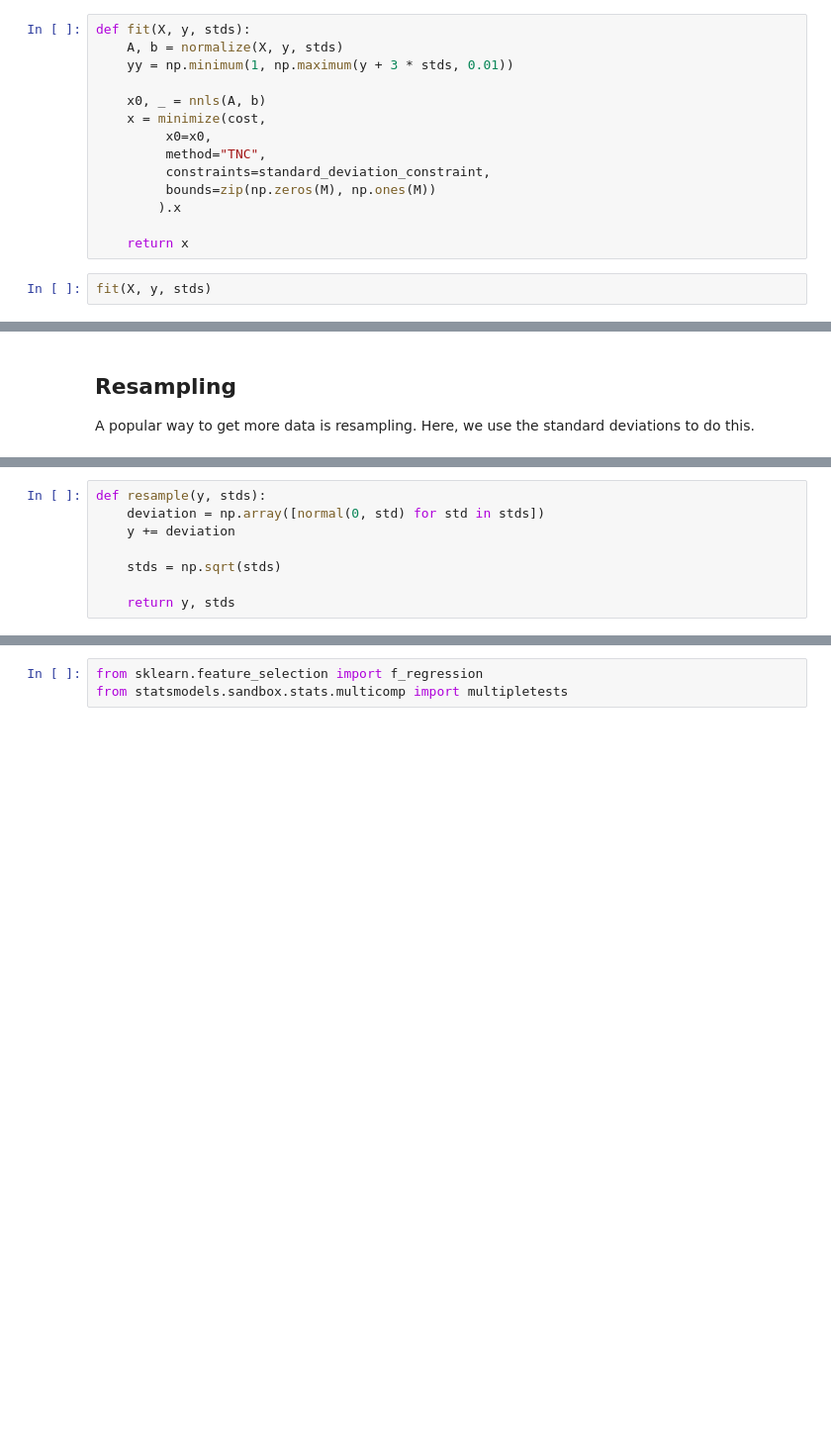
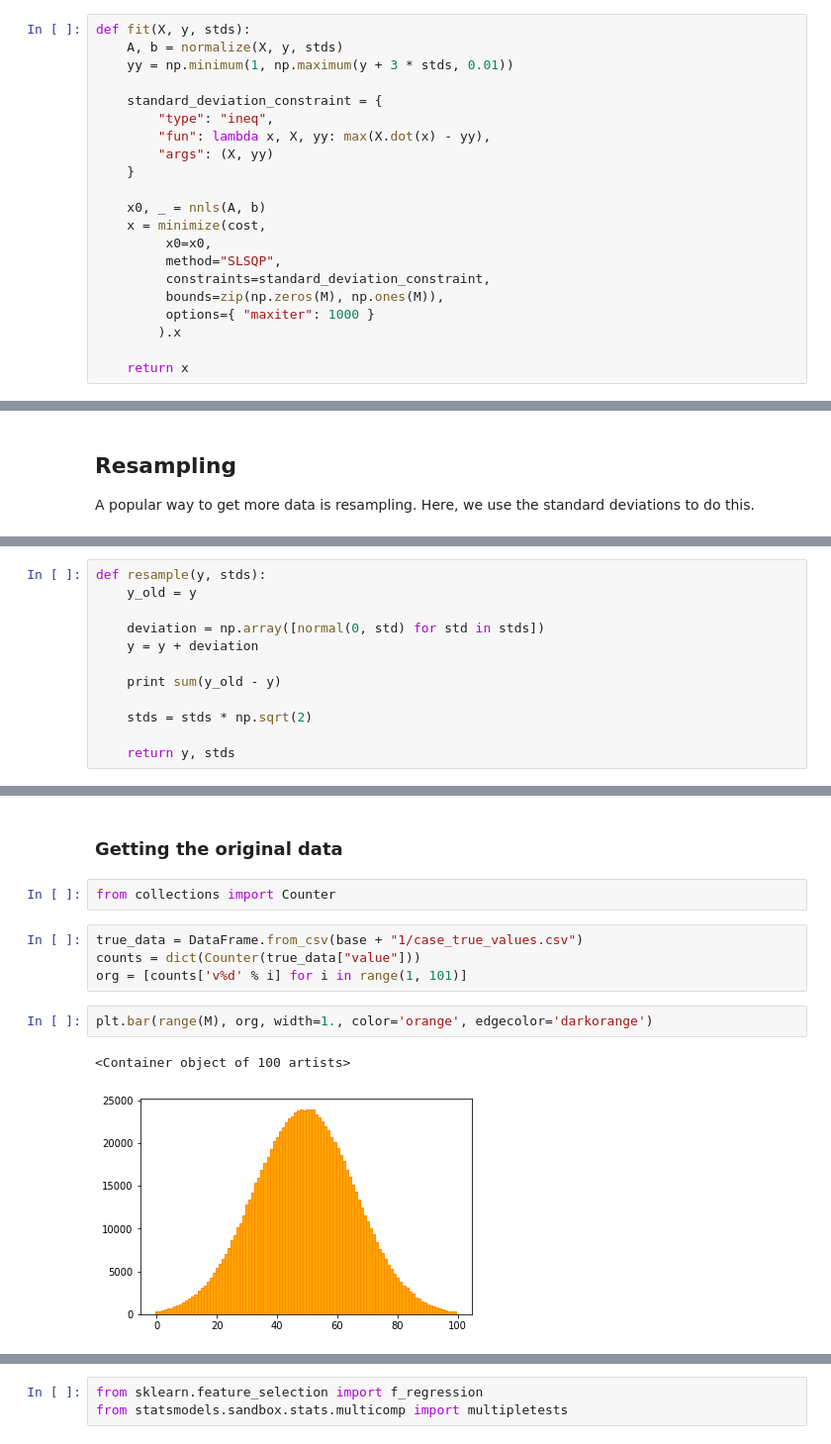
Before and after one commit to mozilla/rappor-aggregator, a Jupyter notebook: RAPPOR.ipynb, the cells around one changed output, grey strips where cells are left out. Shown at 99% size. Saved outputs shown, nothing was run; the diff lists cells and outputs as text; blank space fills up the shorter version.

```diff
--- a/RAPPOR.ipynb
+++ b/RAPPOR.ipynb
@@ -388,14 +369,19 @@ def fit(X, y, stds):
     A, b = normalize(X, y, stds)
     yy = np.minimum(1, np.maximum(y + 3 * stds, 0.01))
 
+    standard_deviation_constraint = {
+        "type": "ineq",
+        "fun": lambda x, X, yy: max(X.dot(x) - yy),
+        "args": (X, yy)
+    }
+
     x0, _ = nnls(A, b)
     x = minimize(cost,
          x0=x0,
-         method="TNC",
+         method="SLSQP",
          constraints=standard_deviation_constraint,
-         bounds=zip(np.zeros(M), np.ones(M))
+         bounds=zip(np.zeros(M), np.ones(M)),
+         options={ "maxiter": 1000 }
         ).x
 
     return x
-# %%
-fit(X, y, stds)
@@ -429,9 +426,13 @@ from numpy.random import normal
 # %%
 def resample(y, stds):
+    y_old = y
+
     deviation = np.array([normal(0, std) for std in stds])
-    y += deviation
+    y = y + deviation
 
-    stds = np.sqrt(stds)
+    print sum(y_old - y)
+
+    stds = stds * np.sqrt(2)
 
     return y, stds
 # %%
@@ -466,0 +522,13 @@ coefs
+# %% [markdown]
+### Getting the original data
+# %%
+from collections import Counter
+# %%
+true_data = DataFrame.from_csv(base + "1/case_true_values.csv")
+counts = dict(Counter(true_data["value"]))
+org = [counts['v%d' % i] for i in range(1, 101)]
+# %%
+plt.bar(range(M), org, width=1., color='orange', edgecolor='darkorange')
+# %% [output]
+<Container object of 100 artists>
+[figure, added]
```
Also changed, not shown: parts of 32 cells of this notebook.
